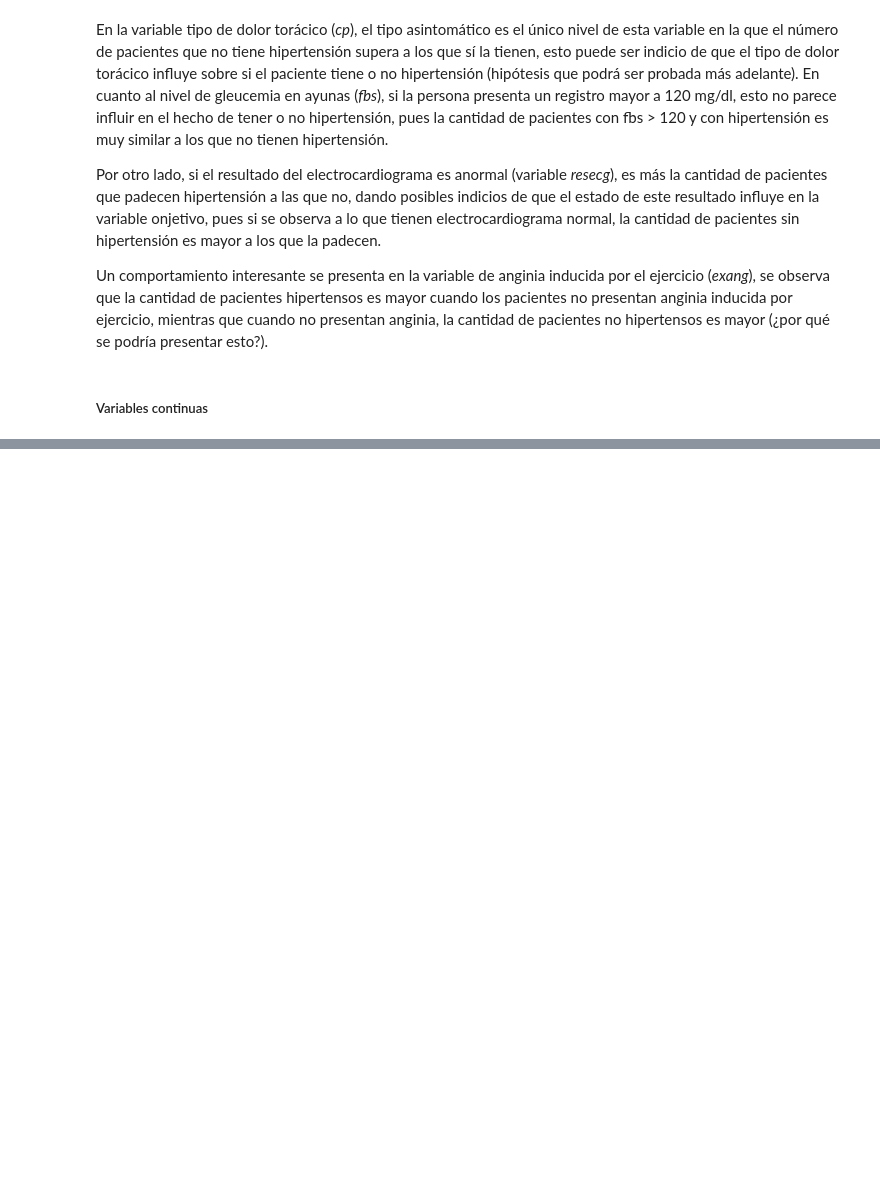
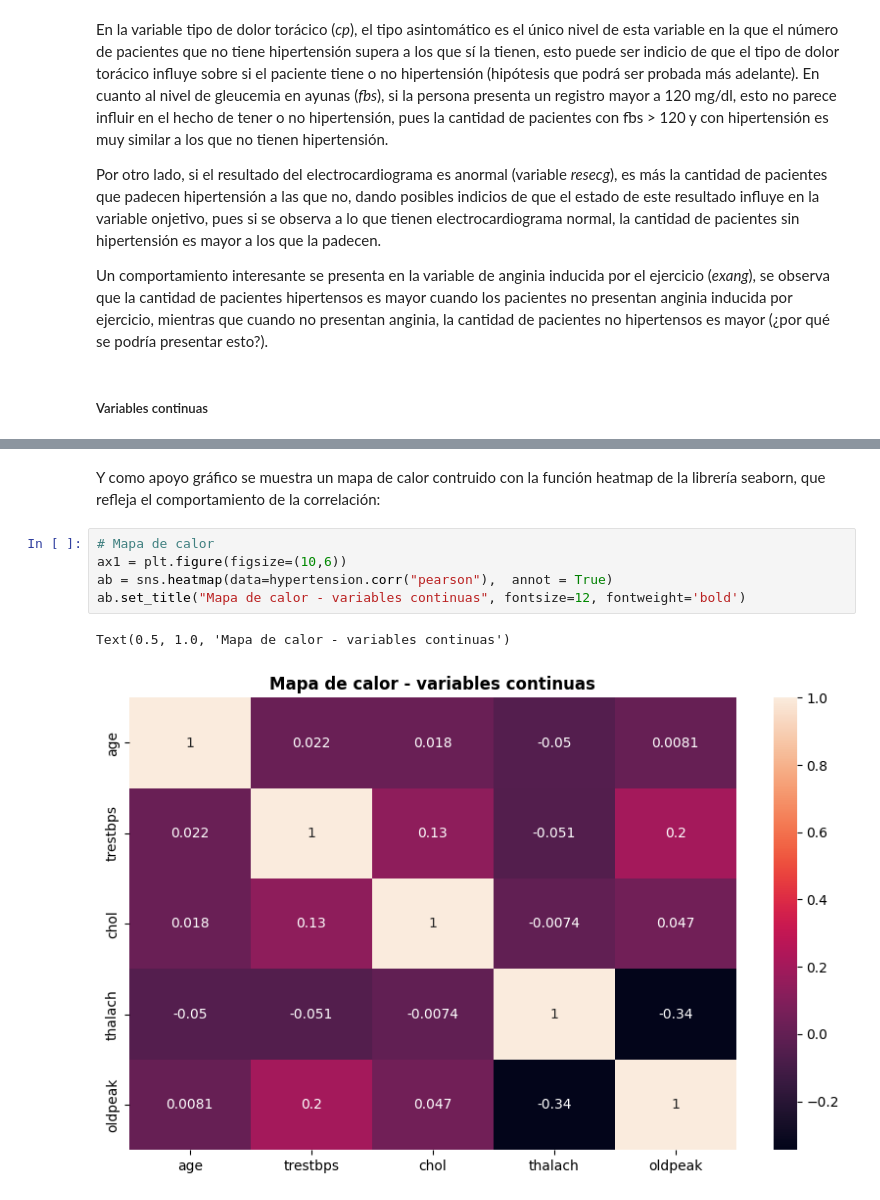
Before and after one commit to YojanAlcaraz28/DSCH-Desafios, a Jupyter notebook: notebooks/Desafío3-Clase7/ProyectoDS_ParteI_Alcaraz.ipynb, the cells around one changed output, grey strips where cells are left out. Saved outputs shown, nothing was run; the diff lists cells and outputs as text; blank space fills up the shorter version.

```diff
--- a/notebooks/Desafío3-Clase7/ProyectoDS_ParteI_Alcaraz.ipynb
+++ b/notebooks/Desafío3-Clase7/ProyectoDS_ParteI_Alcaraz.ipynb
@@ -357,0 +373,10 @@ Un comportamiento interesante se presenta en la variable de anginia inducida por
+# %% [markdown]
+Y como apoyo gráfico se muestra un mapa de calor contruido con la función heatmap de la librería seaborn, que refleja el comportamiento de la correlación:
+# %%
+# Mapa de calor
+ax1 = plt.figure(figsize=(10,6))
+ab = sns.heatmap(data=hypertension.corr("pearson"),  annot = True)
+ab.set_title("Mapa de calor - variables continuas", fontsize=12, fontweight='bold')
+# %% [output]
+Text(0.5, 1.0, 'Mapa de calor - variables continuas')
+[figure, added]
```
Also changed, not shown: parts of 19 cells of this notebook.
